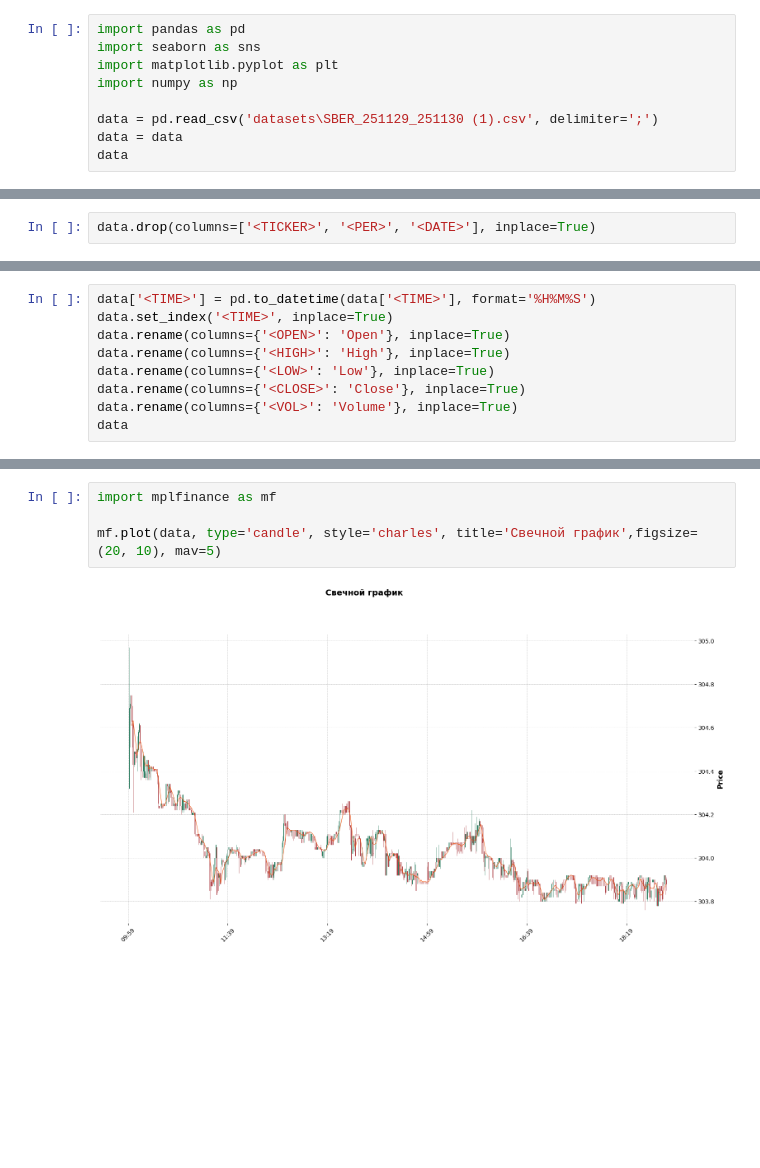
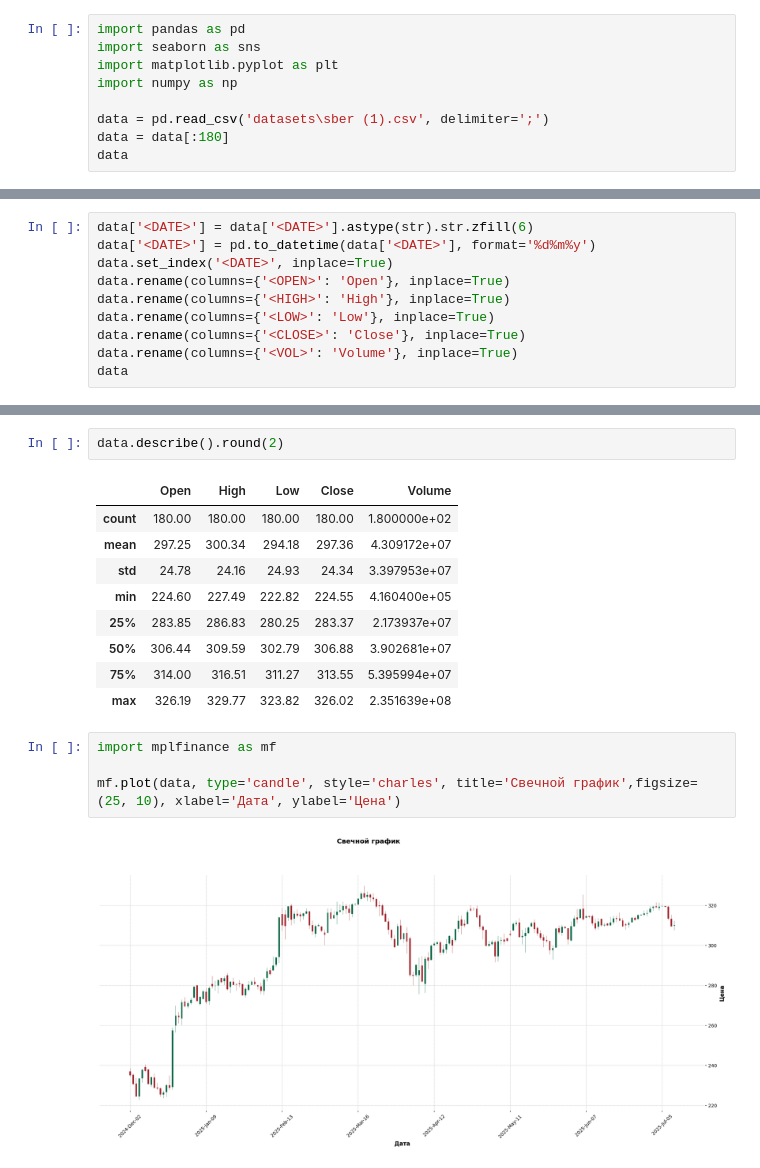
Before and after one commit to ladnodanil/ml1, a Jupyter notebook: mad_laba5.ipynb, the cells around one changed output, grey strips where cells are left out. Saved outputs shown, nothing was run; the diff lists cells and outputs as text; blank space fills up the shorter version.

```diff
--- a/mad_laba5.ipynb
+++ b/mad_laba5.ipynb
@@ -4,7 +4,7 @@ import seaborn as sns
 import matplotlib.pyplot as plt
 import numpy as np
 
-data = pd.read_csv('datasets\SBER_251129_251130 (1).csv', delimiter=';')
-data = data
+data = pd.read_csv('datasets\sber (1).csv', delimiter=';')
+data = data[:180]
 data
 # %% [output]
@@ -24,2 +23,0 @@ data
-# %%
-data.drop(columns=['<TICKER>', '<PER>', '<DATE>'], inplace=True)
@@ -26,6 +54,7 @@ data.drop(columns=['<TICKER>', '<PER>', '<DATE>'], inplace=True)
 # %%
-data['<TIME>'] = pd.to_datetime(data['<TIME>'], format='%H%M%S')
-data.set_index('<TIME>', inplace=True)
+data['<DATE>'] = data['<DATE>'].astype(str).str.zfill(6)
+data['<DATE>'] = pd.to_datetime(data['<DATE>'], format='%d%m%y')
+data.set_index('<DATE>', inplace=True)
 data.rename(columns={'<OPEN>': 'Open'}, inplace=True)
 data.rename(columns={'<HIGH>': 'High'}, inplace=True)
 data.rename(columns={'<LOW>': 'Low'}, inplace=True)
@@ -50,6 +79,18 @@ data
+# %%
+data.describe().round(2)
+# %% [output]
+|  | Open | High | Low | Close | Volume |
+| count | 180.00 | 180.00 | 180.00 | 180.00 | 1.800000e+02 |
+| mean | 297.25 | 300.34 | 294.18 | 297.36 | 4.309172e+07 |
+| std | 24.78 | 24.16 | 24.93 | 24.34 | 3.397953e+07 |
+| min | 224.60 | 227.49 | 222.82 | 224.55 | 4.160400e+05 |
+| 25% | 283.85 | 286.83 | 280.25 | 283.37 | 2.173937e+07 |
+| 50% | 306.44 | 309.59 | 302.79 | 306.88 | 3.902681e+07 |
+| 75% | 314.00 | 316.51 | 311.27 | 313.55 | 5.395994e+07 |
+| max | 326.19 | 329.77 | 323.82 | 326.02 | 2.351639e+08 |
 # %%
 import mplfinance as mf
 
-mf.plot(data, type='candle', style='charles', title='Свечной график',figsize=(20, 10), mav=5)
+mf.plot(data, type='candle', style='charles', title='Свечной график',figsize=(25, 10), xlabel='Дата', ylabel='Цена')
 # %% [output]
-[figure, old version]
+[figure, new version]
```
Also changed, not shown: parts of 10 cells of this notebook.
